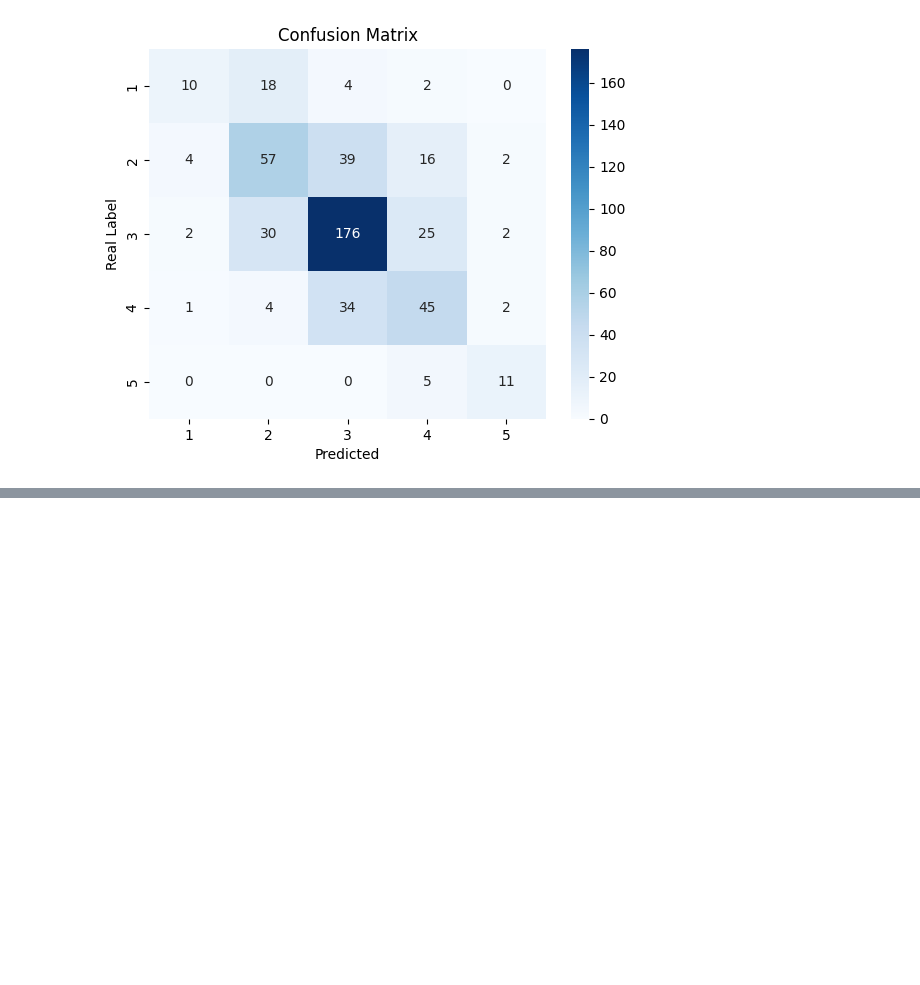
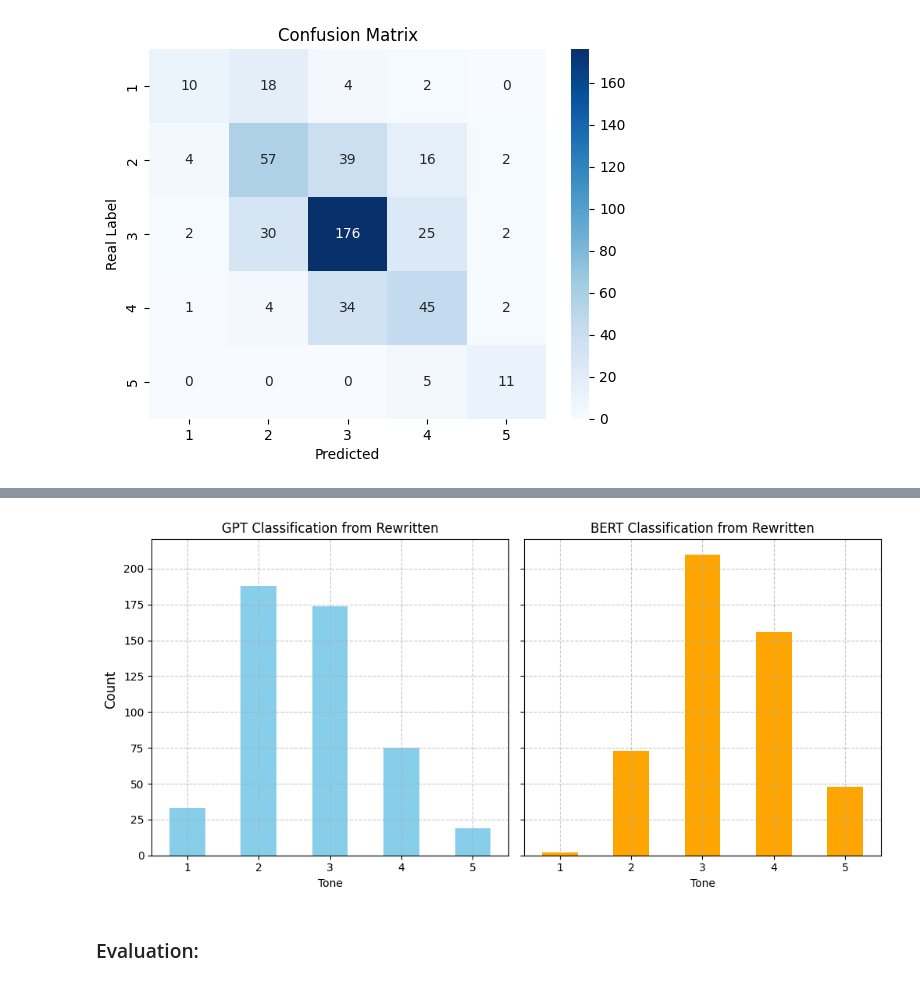
Before and after one commit to Gianini2/politeness1, a Jupyter notebook: politepeer-classification.ipynb, the cells around one changed output, grey strips where cells are left out. Saved outputs shown, nothing was run; the diff lists cells and outputs as text; code cells hidden in the pictures; blank space fills up the shorter version.

Commit message:
evaluation metrics

```diff
--- a/politepeer-classification.ipynb
+++ b/politepeer-classification.ipynb
@@ -599,0 +585,6 @@ clear_output()
+# %%
+classf_results2 = []
+
+for index, row in complete_test_dataframe.iterrows():
+    prediction = pipe(row['rewritten_review'], top_k=None)
+    ClassificationResult(classf_results2, row['rewritten_review'], index, prediction)
@@ -599,0 +605,6 @@ clear_output()
+# %%
+predicted_dataframe2 = pd.DataFrame(classf_results2)
+predicted_dataframe2.set_index('index', inplace=True)
+predicted_dataframe2.rename(columns={'label':'rewrite_predicted_label','score':'rewrite_score'}, inplace=True)
+df4 = pd.concat([complete_test_dataframe, predicted_dataframe2[['rewrite_predicted_label','rewrite_score']]], axis=1)
+df4
@@ -599,0 +741,46 @@ clear_output()
+# %%
+# Histogram of predicted labels:
+# df5['GptClassification:'].value_counts().sort_index().plot(kind='bar')
+# plt.title('GPT Classification from Rewritten')
+# plt.xticks(ticks=[0, 1, 2, 3, 4], rotation=0)
+# plt.xlabel('Tone')
+# plt.grid(ls='--', alpha=0.7)
+# plt.show()
+
+# df5['rewrite_predicted_label'].value_counts().sort_index().plot(kind='bar')
+# plt.title('BERT Classification from Rewritten')
+# plt.xticks(ticks=[0, 1, 2, 3, 4], rotation=0)
+# plt.xlabel('Tone')
+# plt.grid(ls='--', alpha=0.7)
+# plt.show()
+
+# Create subplots
+fig, axes = plt.subplots(1, 2, figsize=(10, 5), sharey=True)
+
+# Plot for GPT Classification
+df5['GptClassification:'].value_counts().sort_index().plot(kind='bar', ax=axes[0], color='skyblue')
+axes[0].set_title('GPT Classification from Rewritten')
+axes[0].set_xticks([0, 1, 2, 3, 4])
+axes[0].set_xticklabels([1, 2, 3, 4, 5], rotation=0)  # Assuming tone labels are 1-5
+axes[0].set_xlabel('Tone')
+axes[0].grid(ls='--', alpha=0.7)
+
+# Plot for BERT Classification
+df5['rewrite_predicted_label'].value_counts().sort_index().plot(kind='bar', ax=axes[1], color='orange')
+axes[1].set_title('BERT Classification from Rewritten')
+axes[1].set_xticks([0, 1, 2, 3, 4])
+axes[1].set_xticklabels([1, 2, 3, 4, 5], rotation=0)  # Assuming tone labels are 1-5
+axes[1].set_xlabel('Tone')
+axes[1].grid(ls='--', alpha=0.7)
+
+# Set shared y-axis label
+fig.text(-0.01, 0.5, 'Count', rotation=90, fontsize=12)
+
+# Adjust layout and show the plot
+
+plt.tight_layout()
+plt.show()
+# %% [output]
+[figure, added]
+# %% [markdown]
+### Evaluation:
```
Also changed, not shown: parts of 37 cells of this notebook, 2 other files.
